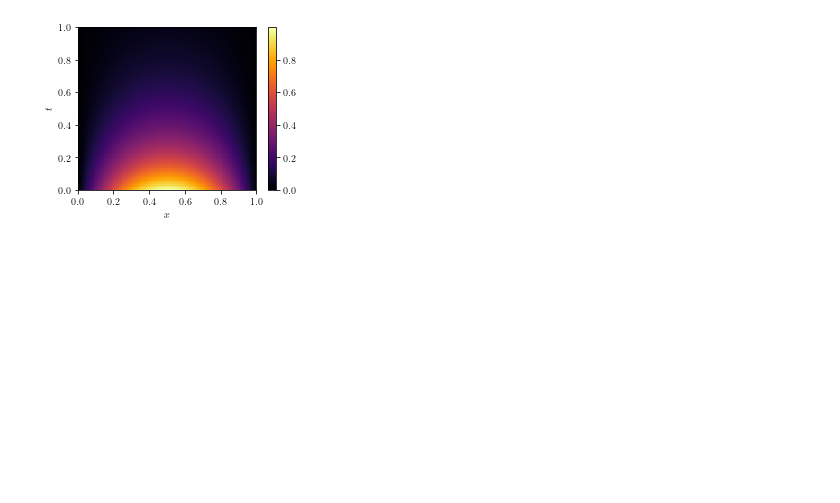
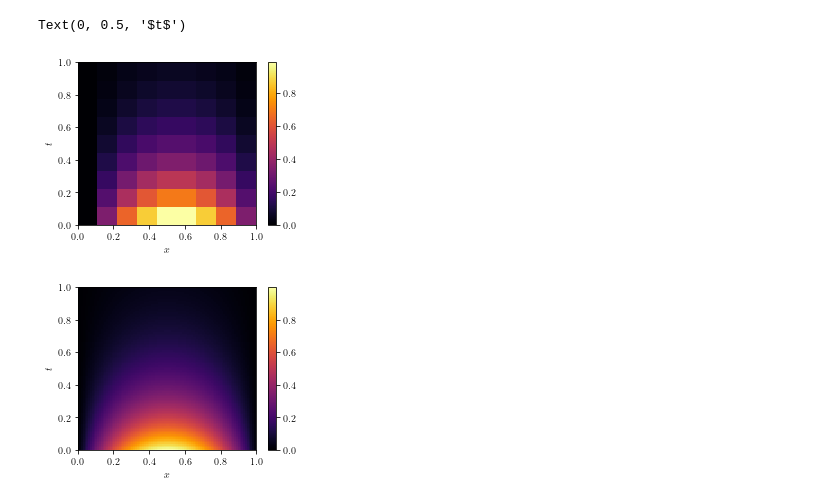
Before and after one commit to nicholaskarlsen/FYS-STK4155, a Jupyter notebook: project_3/notebooks/Heat_equation_analytic.ipynb, the cells around one changed output. Cells and saved outputs as stored; diff of their text form; code cells hidden in the pictures; blank space fills up the shorter version.

```diff
--- a/project_3/notebooks/Heat_equation_analytic.ipynb
+++ b/project_3/notebooks/Heat_equation_analytic.ipynb
@@ -10,6 +10,26 @@ plt.rcParams.update(
         # "font.sans-serif": ["Helvetica"]
     }
 )
+# %%
+tn = 1
+dx = 0.1
+dt = 0.1
+
+x = np.linspace(0, 1, int(1 / dx))
+t = np.linspace(0, tn, int(tn / dt))
+
+X, T = np.meshgrid(x, t)
+Z = u(X, T)
+
+fig, ax = plt.subplots(figsize=(4, 3))
+cf = ax.pcolormesh(X, T, Z, cmap=plt.get_cmap("inferno"))
+fig.colorbar(cf, ax=ax)
+ax.set_xlabel("$x$")
+ax.set_ylabel("$t$")
+#ax.set_rasterized(True)
+# %% [output]
+Text(0, 0.5, '$t$')
+[figure, added]
 # %%
 def u(x, t):
     return np.sin(np.pi * x) * np.exp(- np.pi * t)
```
Also changed, not shown: 12 other files.
